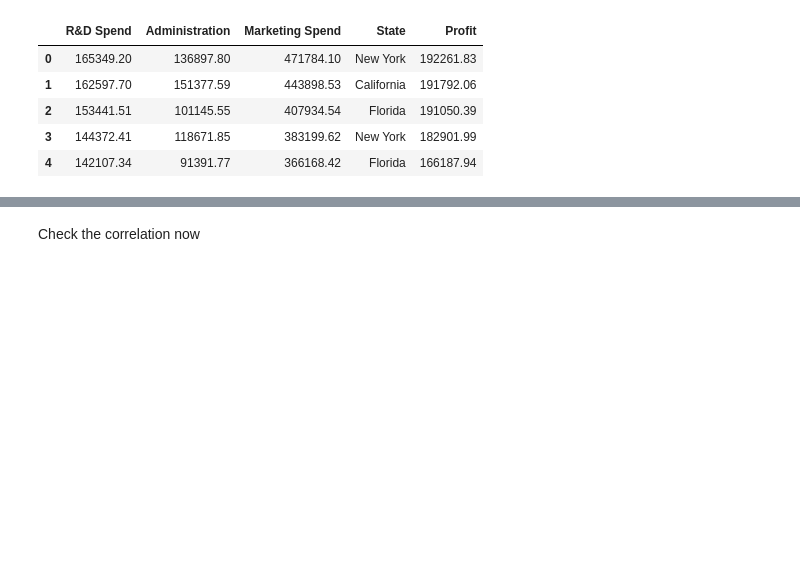
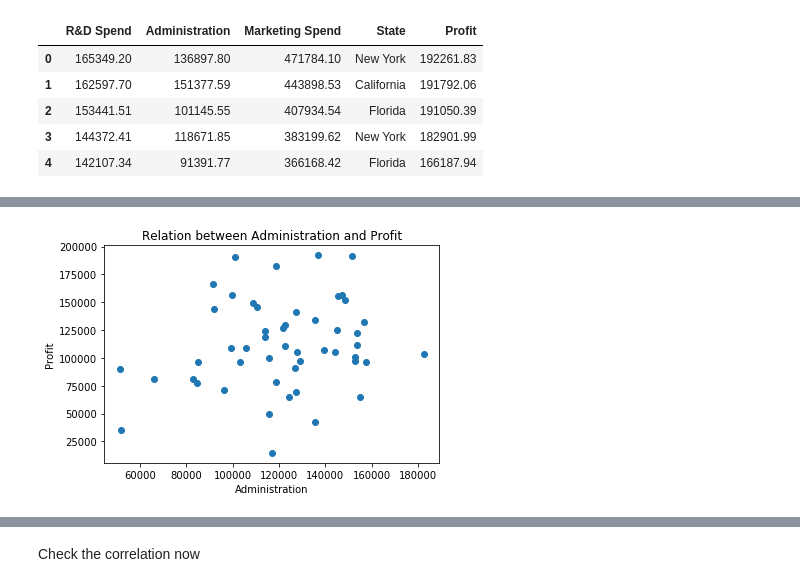
Before and after one commit to virabhra/Abhr_multiple_linear_regression, a Jupyter notebook: Abhr_multiple_linear_regression.ipynb, the cells around one changed output, grey strips where cells are left out. Cells and saved outputs as stored; diff of their text form; code cells hidden in the pictures; blank space fills up the shorter version.

```diff
--- a/Abhr_multiple_linear_regression.ipynb
+++ b/Abhr_multiple_linear_regression.ipynb
@@ -21,0 +32,8 @@ dataset.head()
+# %%
+plt.scatter(dataset['Administration'],dataset['Profit'])
+plt.title('Relation between Administration and Profit')
+plt.xlabel('Administration')
+plt.ylabel('Profit')
+plt.show()
+# %% [output]
+[figure, added]
```
Also changed, not shown: parts of 9 cells of this notebook.
